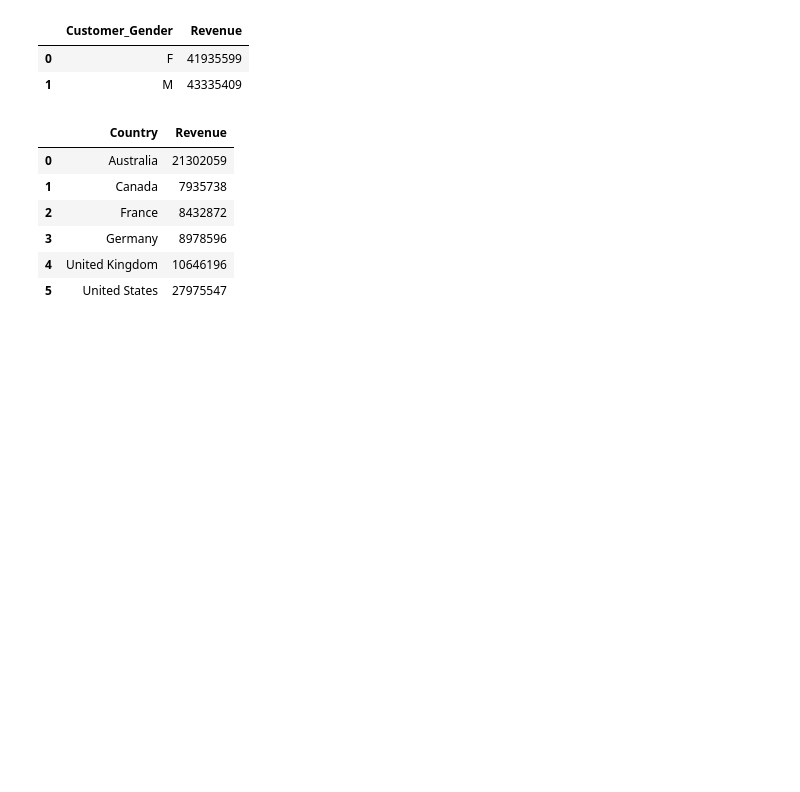
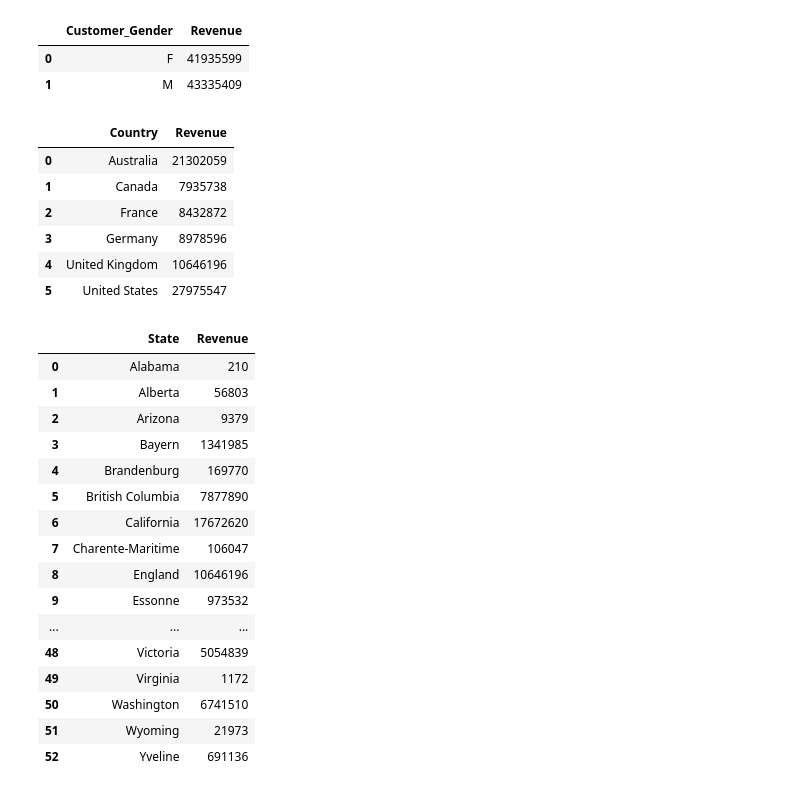
Before and after one commit to YashSharma082003/Exploratory-Data-Analysis-of-Bike-Store-Sales-Dataset, a Jupyter notebook: Exploratory_Data_Analysis_Of_Bike_Store_Sales_Dataset.ipynb, the cells around one changed output. Drawn from its saved outputs; the diff is of its cells as text; code cells hidden in the pictures; blank space fills up the shorter version.

```diff
--- a/Exploratory_Data_Analysis_Of_Bike_Store_Sales_Dataset.ipynb
+++ b/Exploratory_Data_Analysis_Of_Bike_Store_Sales_Dataset.ipynb
@@ -186,3 +186,23 @@ df.groupby('Country')['Revenue'].sum().reset_index()
 | 3 | Germany | 8978596 |
 | 4 | United Kingdom | 10646196 |
 | 5 | United States | 27975547 |
+# %%
+df.groupby('State')['Revenue'].sum().reset_index()
+# %% [output]
+|  | State | Revenue |
+| 0 | Alabama | 210 |
+| 1 | Alberta | 56803 |
+| 2 | Arizona | 9379 |
+| 3 | Bayern | 1341985 |
+| 4 | Brandenburg | 169770 |
+| 5 | British Columbia | 7877890 |
+| 6 | California | 17672620 |
+| 7 | Charente-Maritime | 106047 |
+| 8 | England | 10646196 |
+| 9 | Essonne | 973532 |
+| ... | ... | ... |
+| 48 | Victoria | 5054839 |
+| 49 | Virginia | 1172 |
+| 50 | Washington | 6741510 |
+| 51 | Wyoming | 21973 |
+| 52 | Yveline | 691136 |
```
Also changed, not shown: parts of 1 cell of this notebook.
